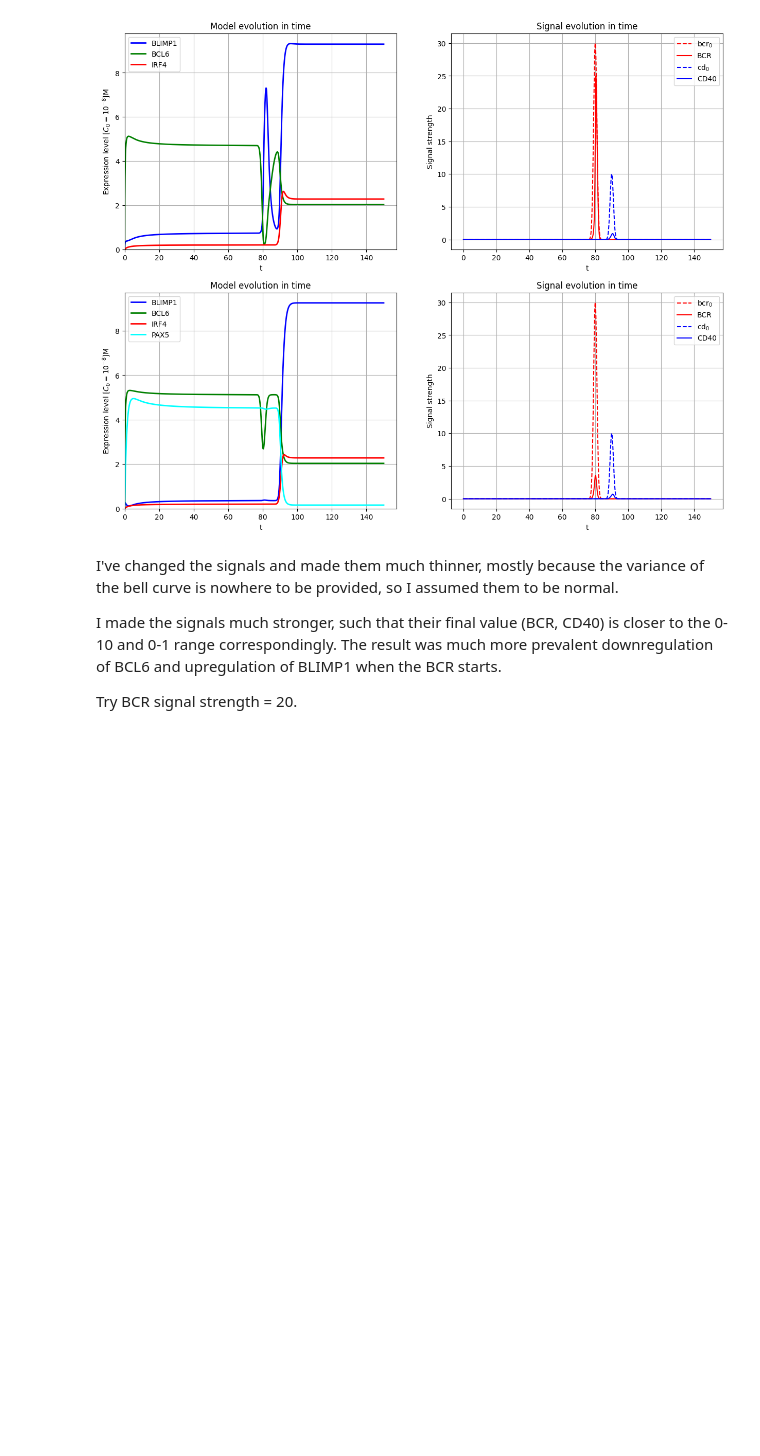
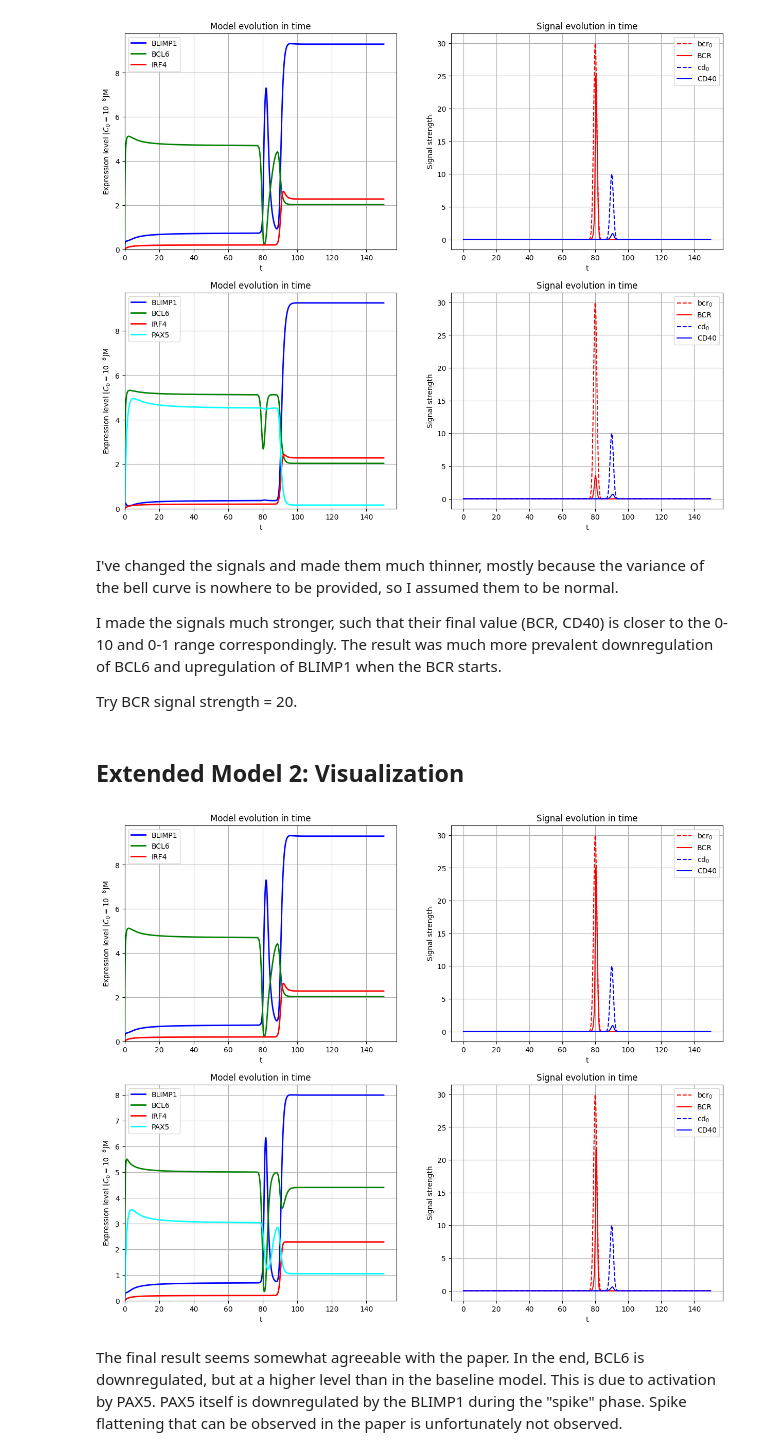
Before and after one commit to barrgol/gc-cell-differentiation, a Jupyter notebook: notebook.ipynb, the cells around one changed output. Saved outputs shown, nothing was run; the diff lists cells and outputs as text; code cells hidden in the pictures; blank space fills up the shorter version.

Commit message:
Visualization of Model Extension 2

```diff
--- a/notebook.ipynb
+++ b/notebook.ipynb
@@ -140,3 +142,5 @@ I've changed the signals and made them much thinner, mostly because the variance
 I made the signals much stronger, such that their final value (BCR, CD40) is closer to the 0-10 and 0-1 range correspondingly. The result was much more prevalent downregulation of BCL6 and upregulation of BLIMP1 when the BCR starts.
 
 Try BCR signal strength = 20.
+# %% [markdown]
+## Extended Model 2: Visualization
@@ -142,0 +172,42 @@ Try BCR signal strength = 20.
+# %%
+mu_basic = np.array([mu_p, mu_b, mu_r])
+sigma_basic = np.array([sigma_p, sigma_b, sigma_r])
+k_basic = np.array([k_p, k_b, k_r])
+lam_basic = np.array([lam_p, lam_b, lam_r])
+
+mu_extended = np.array([mu_p, mu_b, mu_r, mu_x])
+sigma_extended = np.array([sigma_p, sigma_b1, sigma_b2, sigma_r, sigma_x])
+k_extended = np.array([k_p, k_b, k_r, k_x])
+lam_extended = np.array([lam_p, lam_b, lam_r, lam_x])
+# %%
+# Bell curve signal
+bcrt = lambda t : GCEPM.bell_curve_signal(t, strength=30.0, loc=80, scale=1)
+cdt = lambda t : GCEPM.bell_curve_signal(t, strength=10.0, loc=90, scale=1)
+
+# Time steps
+t = np.linspace(0, 150, 15000)
+
+# Initial conditions
+p0 = 0.0  # BLIMP1
+b0 = 0.0  # BCL6
+r0 = 0.0  # IRF4
+x0 = 0.0  # PAX5
+
+y0_basic = np.array([p0, b0, r0])
+y0_extended = np.array([p0, b0, r0, x0])
+# %%
+# Solutions and plotting
+fig, ax = plt.subplots(2,2,figsize=(15,12))
+sol_basic = GCEPM.solve_model(y0_basic, t, k_basic, sigma_basic, mu_basic, lam_basic, bcrt, cdt)
+
+GCEPM.plot_model(ax[0,0], t, sol_basic)
+GCEPM.plot_singals(ax[0,1], t, sol_basic, k_b, bcrt, cdt)
+
+sol_extended = EXTM2.solve_model(y0_extended, t, k_extended, sigma_extended, mu_extended, lam_extended, bcrt, cdt)
+
+EXTM2.plot_model(ax[1,0], t, sol_extended)
+GCEPM.plot_singals(ax[1,1], t, sol_extended, k_b, bcrt, cdt)
+# %% [output]
+[figure, added]
+# %% [markdown]
+The final result seems somewhat agreeable with the paper. In the end, BCL6 is downregulated, but at a higher level than in the baseline model. This is due to activation by PAX5. PAX5 itself is downregulated by the BLIMP1 during the "spike" phase. Spike flattening that can be observed in the paper is unfortunately not observed.
```
Also changed, not shown: parts of 5 cells of this notebook, 2 other files.
